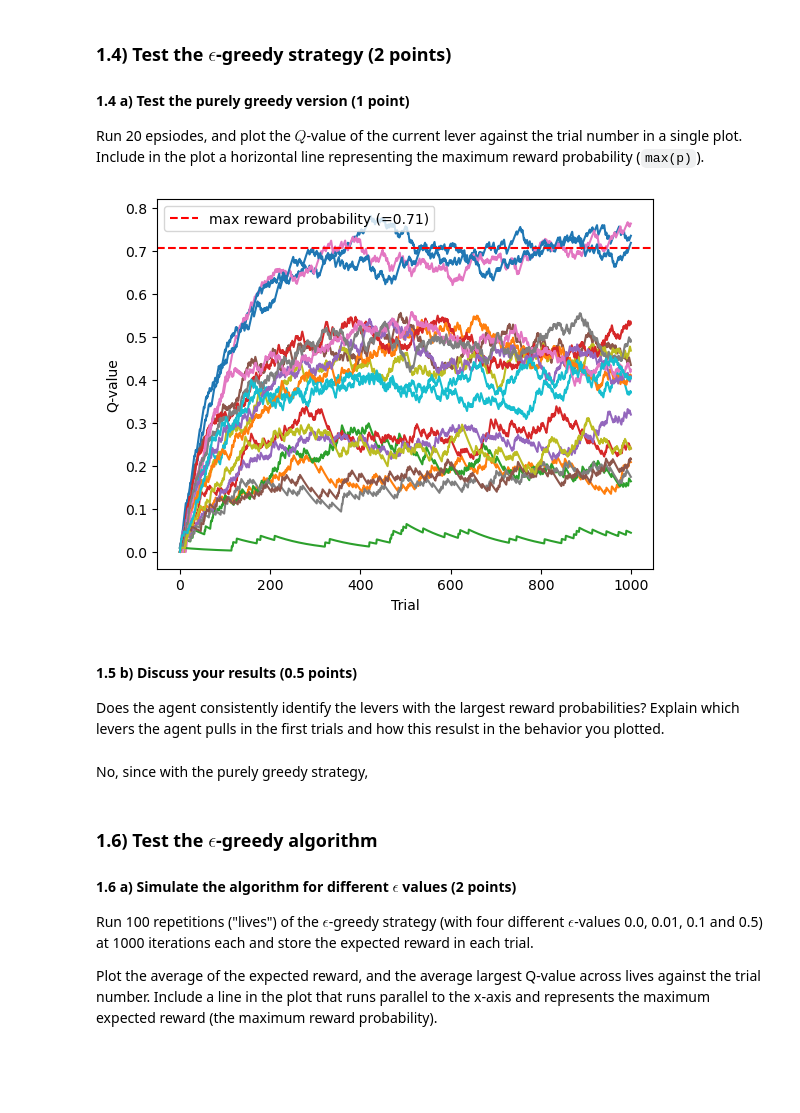
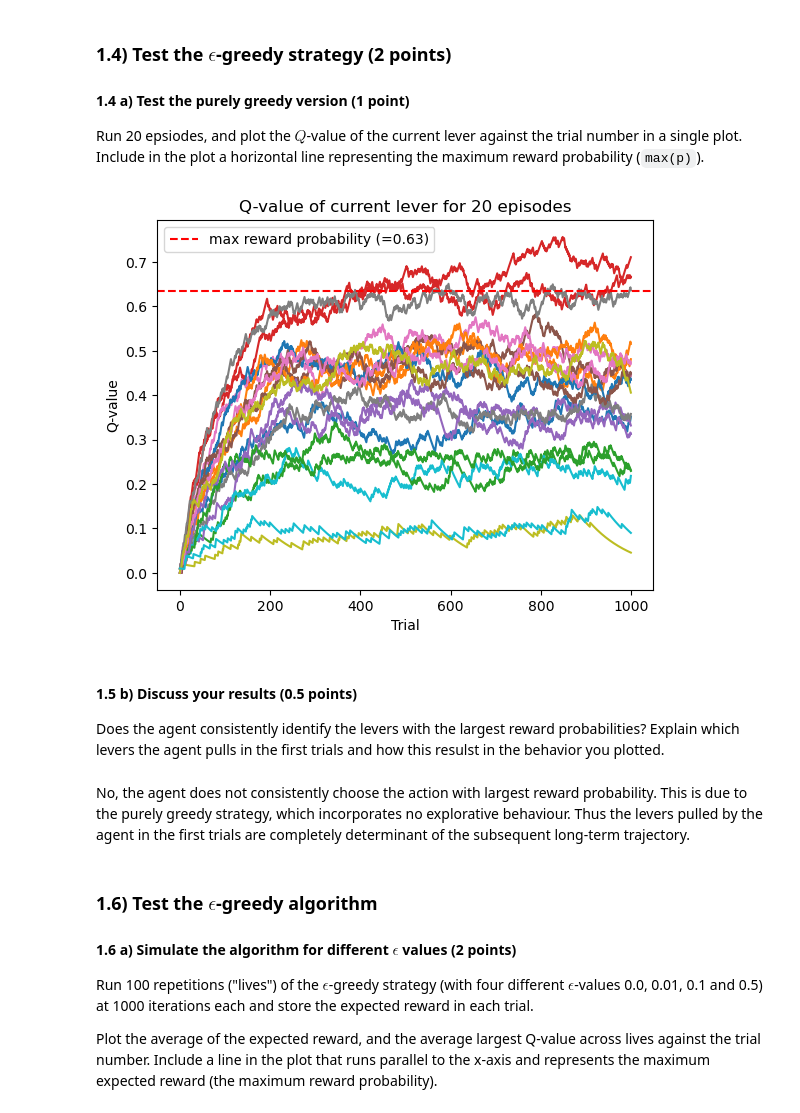
Before and after one commit to lfogarty98/mhbf_pt, a Jupyter notebook: 7-rl-part-I/rl-part-I.ipynb, the cells around one changed output. Saved outputs shown, nothing was run; the diff lists cells and outputs as text; code cells hidden in the pictures; blank space fills up the shorter version.

```diff
--- a/7-rl-part-I/rl-part-I.ipynb
+++ b/7-rl-part-I/rl-part-I.ipynb
@@ -190,23 +190,23 @@ Run 20 epsiodes, and plot the $Q$-value of the current lever against the trial n
 # %%
 num_episodes = 20
 
 for episode in range(num_episodes):
     result = run_episode(generate_reward, epsilon_greedy)
-    # plt.plot(range(1000), result[2], label=f'Lever {result[0][-1]}')
     plt.plot(range(1000), result[2])
 plt.axhline(max(p), label=f'max reward probability (={max(p):.2f})', color='r', linestyle='--')
+plt.title('Q-value of current lever for 20 episodes')
 plt.legend()
 plt.xlabel('Trial')
 plt.ylabel('Q-value')
 plt.show()
 # %% [output]
-[figure, old version]
+[figure, new version]
 # %% [markdown]
 #### 1.5 b) Discuss your results (0.5 points)
 
 Does the agent consistently identify the levers with the largest reward probabilities? Explain which levers the agent pulls in the first trials and how this resulst in the behavior you plotted.
-# %% [markdown]
-No, since with the purely greedy strategy,
+# %% [markdown]
+No, the agent does not consistently choose the action with largest reward probability. This is due to the purely greedy strategy, which incorporates no explorative behaviour. Thus the levers pulled by the agent in the first trials are completely determinant of the subsequent long-term trajectory.
 # %% [markdown]
 ### 1.6) Test the $\epsilon$-greedy algorithm
 
```
